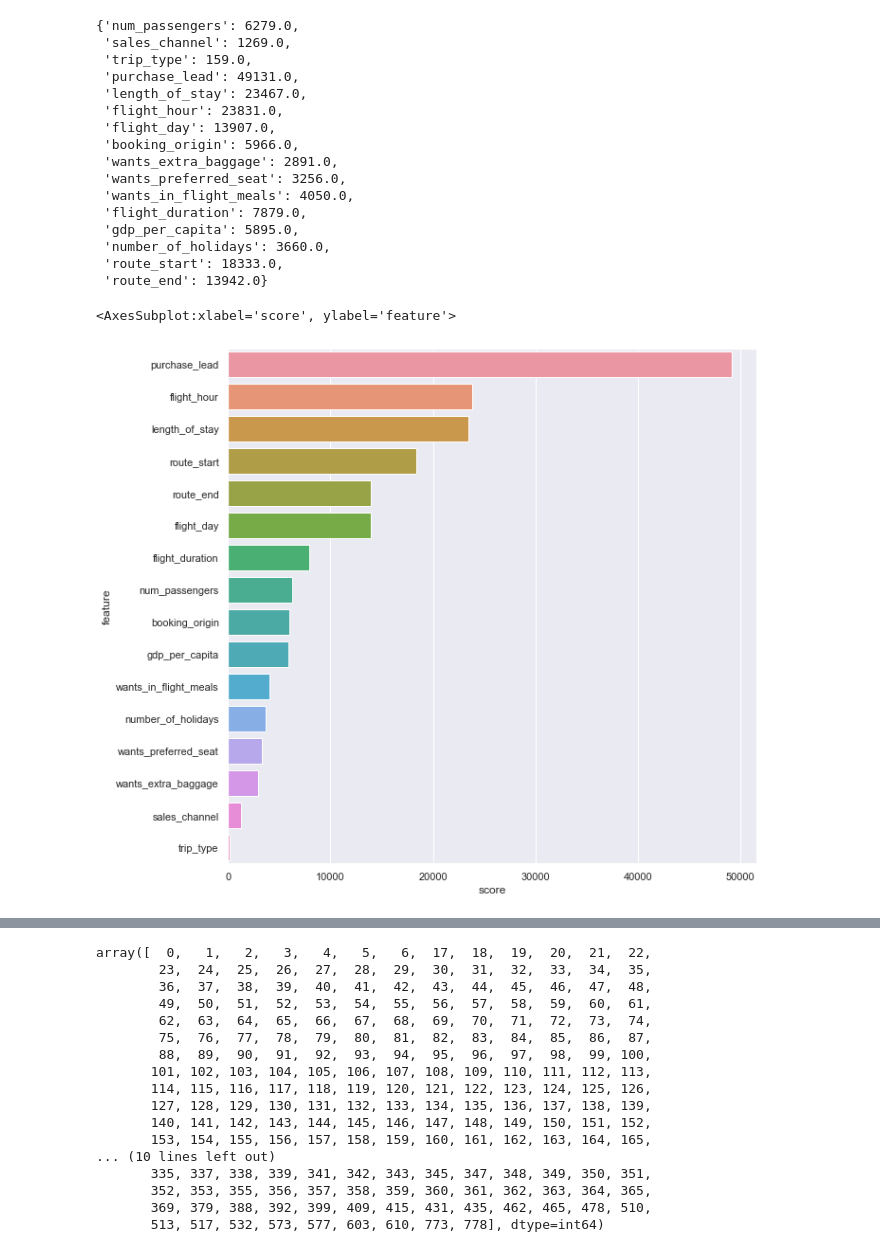
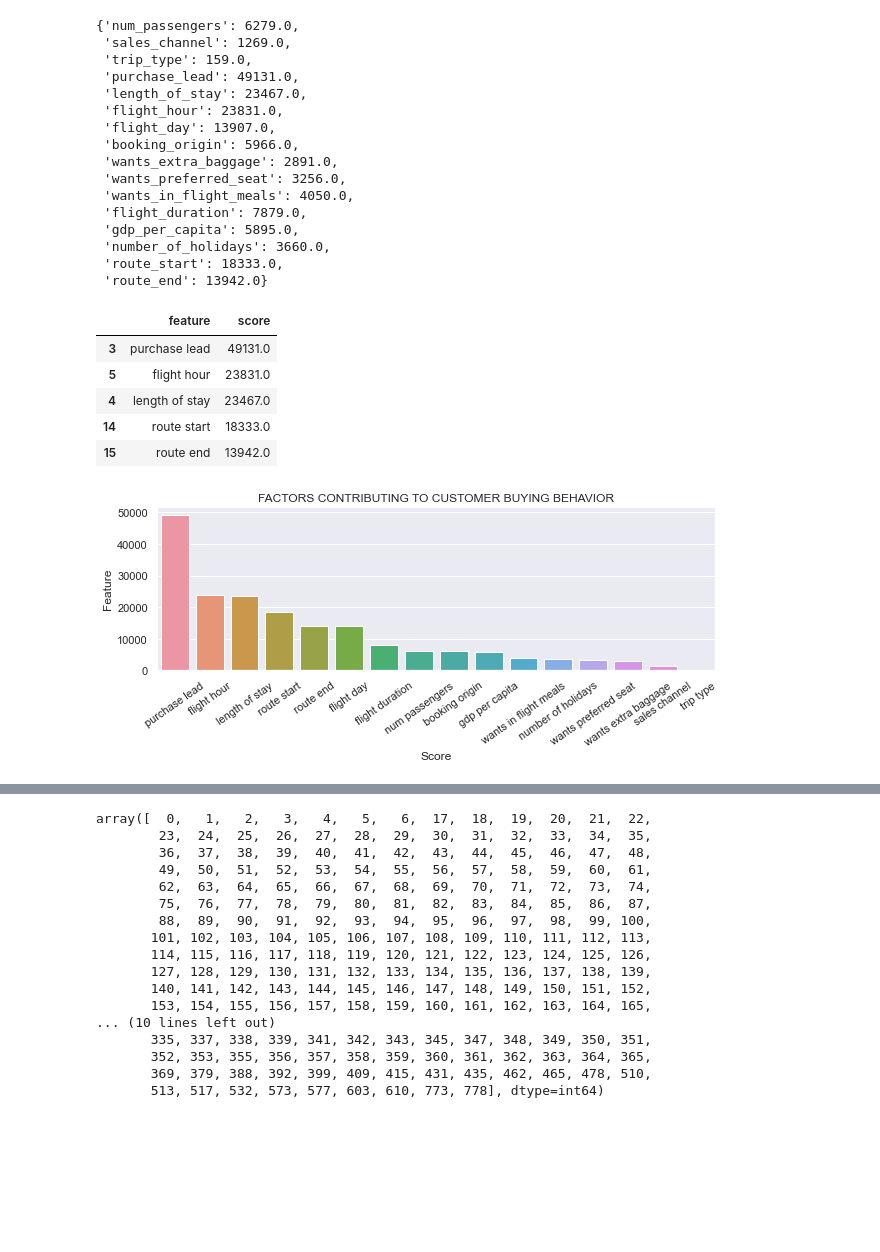
Before and after one commit to nug1209/British_Airways_Virtual-Experience, a Jupyter notebook: Task_2_Customer_Booking_Prediction.ipynb, the cells around one changed output, grey strips where cells are left out. Saved outputs shown, nothing was run; the diff lists cells and outputs as text; code cells hidden in the pictures; blank space fills up the shorter version.

```diff
--- a/Task_2_Customer_Booking_Prediction.ipynb
+++ b/Task_2_Customer_Booking_Prediction.ipynb
@@ -884,11 +865,19 @@ Test AUC STD 0.0061859091168988455
 # %%
 ## Retraining XGBoost on full data
 
-dtrain_all = xgb.DMatrix(X, y, enable_categorical=True)
+X_all, y_all = df.drop('booking_complete', axis=1), df[['booking_complete']]
+
+y_all_encoded = OrdinalEncoder().fit_transform(y)
+
+categories = X_all.select_dtypes(exclude=np.number).columns.tolist()
+
+for column in categories:
+    X_all[column] = X_all[column].astype('category')
+
+
+dtrain_all = xgb.DMatrix(X_all, y_all_encoded, enable_categorical=True)
 
 params = {'objective':'binary:logistic'}
-
-n = 5000
 
 n = 5000
 
@@ -946,7 +939,18 @@ model.get_score()
  'route_start': 18333.0,
  'route_end': 13942.0}
 # %%
-# bars = xgb_model.get_booster().feature_names
-# y_pos = np.arange(len(bars))
+## Process the feature importance data and then visualize it
 
 df_feature_imp = pd.DataFrame.from_dict(model.get_score(), orient='index').reset_index().rename(columns={'index':'feature', 0:'score'})
+df_feature_imp = df_feature_imp.sort_values(by='score', ascending=False)
+
+df_feature_imp['feature'] = df_feature_imp['feature'].apply(lambda x: x.replace('_', ' '))
+
+df_feature_imp.head()
+# %% [output]
+|  | feature | score |
+| 3 | purchase lead | 49131.0 |
+| 5 | flight hour | 23831.0 |
+| 4 | length of stay | 23467.0 |
+| 14 | route start | 18333.0 |
+| 15 | route end | 13942.0 |
@@ -955,5 +957,7 @@ df_feature_imp = df_feature_imp.sort_values(by='score', ascending=False)
-# %%
-sns.barplot(data=df_feature_imp, x='score', y='feature')
-# %% [output]
-<AxesSubplot:xlabel='score', ylabel='feature'>
-[figure, removed]
+# %%
+sns.set(rc={'figure.figsize':(10, 3)})
+ax = sns.barplot(data=df_feature_imp, y='score', x='feature')
+ax.set(xlabel='Score', ylabel='Feature', title='FACTORS CONTRIBUTING TO CUSTOMER BUYING BEHAVIOR')
+ax.tick_params(axis='x', rotation=35)
+# %% [output]
+[figure, added]
```
Also changed, not shown: parts of 17 cells of this notebook, 1 other file.
